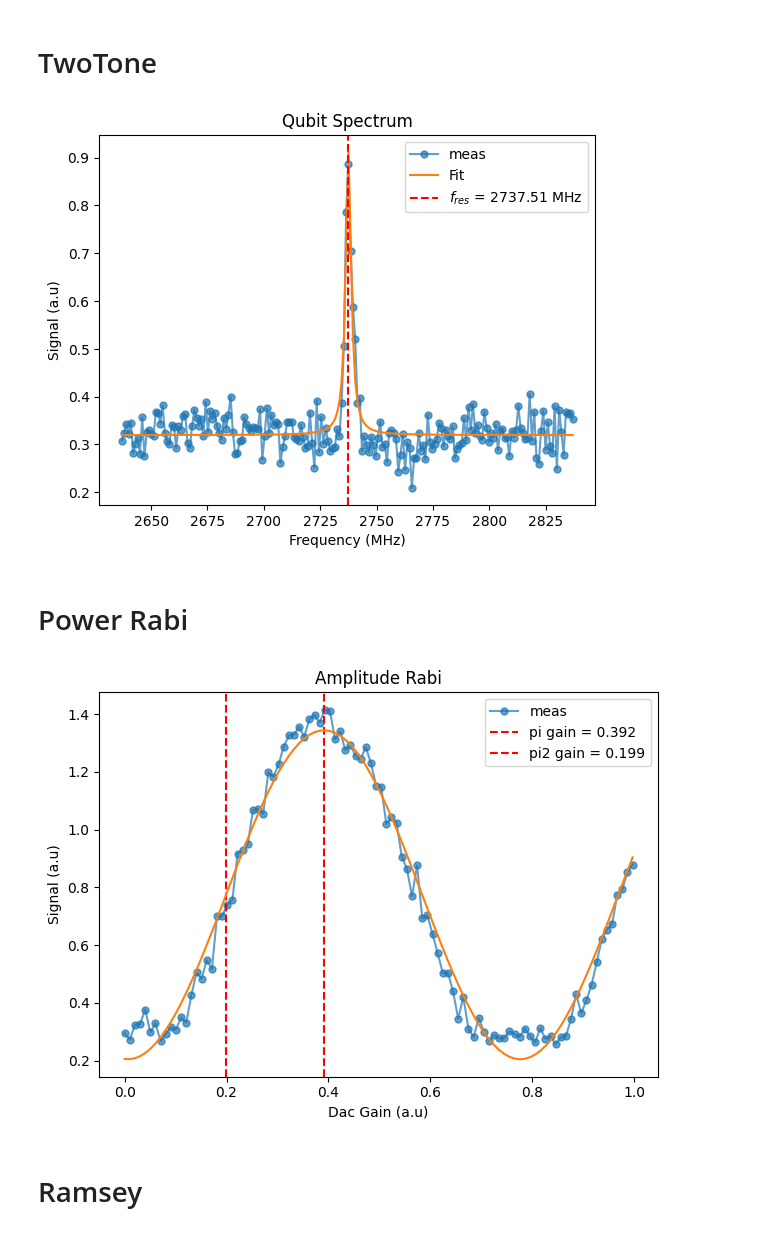
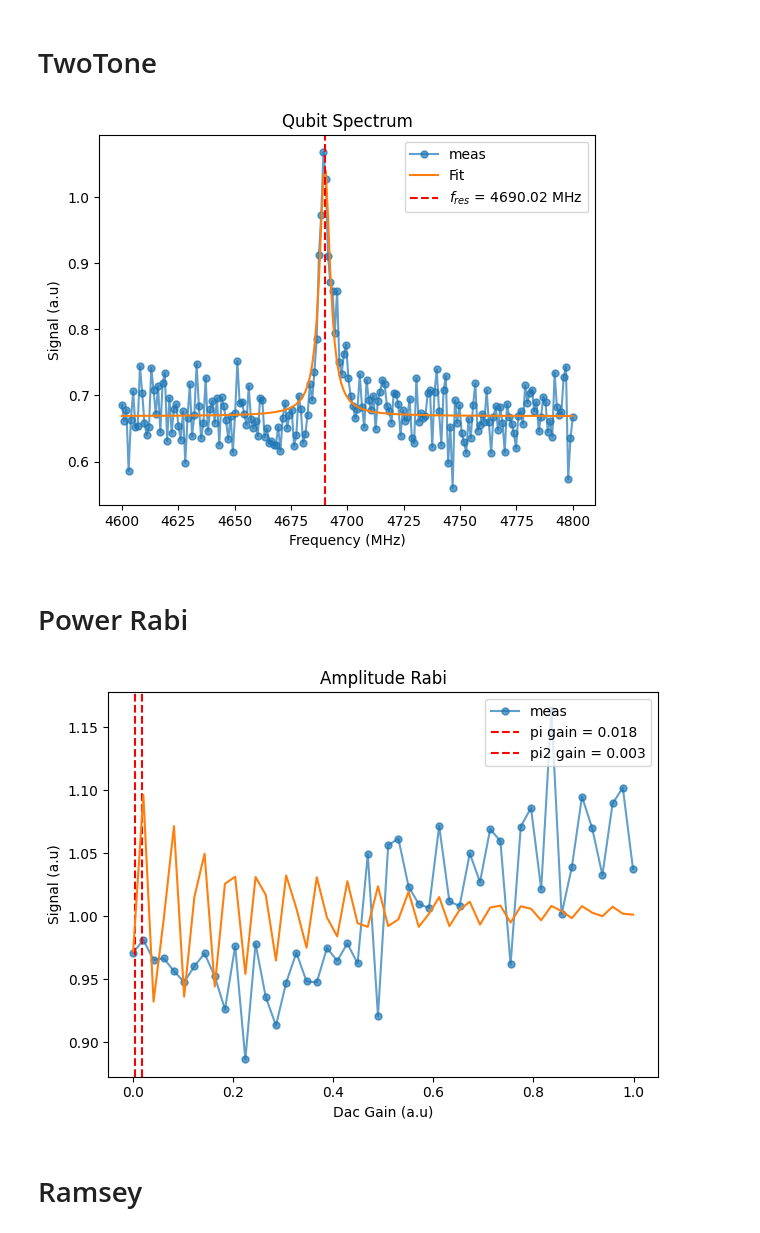
Before and after one commit to JayChien04717/tprocv2_guidemo, a Jupyter notebook: Desktop/tprocv2_guidemo-main/csutscrip/mux_single.ipynb, the cells around one changed output. Cells and saved outputs as stored; diff of their text form; code cells hidden in the pictures.

```diff
--- a/Desktop/tprocv2_guidemo-main/csutscrip/mux_single.ipynb
+++ b/Desktop/tprocv2_guidemo-main/csutscrip/mux_single.ipynb
@@ -18,7 +18,7 @@ from qick import QickConfig
 Pyro4.config.SERIALIZER = "pickle"
 Pyro4.config.PICKLE_PROTOCOL_VERSION=4
 
-ns_host = "192.168.10.254"
+ns_host = "192.168.10.212"
 ns_port = 8888
 proxy_name = "myqick"
 
@@ -114,7 +114,7 @@ True
 # %% [markdown]
 # System config
 # %%
-idx=0
+idx=1
 r=[5352.79, 5796.46]
 q_ch=[2, 7]
 config = {'res_ch': 12,
@@ -229,7 +229,7 @@ F_Steps = 81
 
 sweep = np.linspace(-F_Span, F_Span, F_Steps)
 onetone = []
-config['res_gains'] = [0.05]
+config['res_gains'] = [0.5]
 run_cfg={**config}
 
 py_avg = 10
@@ -295,12 +295,13 @@ class MuxTwoTone(AveragerProgramV2):
 
 span = 100
 step = 200
-config['res_gains'] = [0.07]
+config['res_gains'] = [0.3]
+x = 4700
 config.update({
     'steps': step,
-    'f_ge': 2737 + QickSweep1D("freqloop", -span, span),
-    'qmixer_freq': 2800,
-    'qb_nqz':1,
+    'f_ge': x + QickSweep1D("freqloop", -span, span),
+    'qmixer_freq': x,
+    'qb_nqz':2,
     'qb_len':5,
     'qb_gain': 0.2,
     'sigma':0.05
@@ -317,7 +318,7 @@ f_q = spectrum_analyze(freqs, (iq_list[0][0].dot([1,1j])))
 config['f_ge'] = f_q
 config['qmixer_freq']=f_q
 # %% [output]
-[figure, old version]
+[figure, new version]
 # %% [markdown]
 # Power Rabi
 # %%
@@ -367,25 +368,25 @@ class MuxRabi(AveragerProgramV2):
 # %%
 py_avg = 50
 
-STEP = 100
+STEP = 50
 config.update({
     'steps': STEP,
     'qb_gain':QickSweep1D("gainloop", 0, 1),
-    'sigma':0.15,
-    'qb_len':0.2,
-    'relax_delay':200,
-    'qb_nqz':1
+    'sigma':0.1,
+    # 'qb_len':0.2,
+    'relax_delay':50,
+    'qb_nqz':2
 })
 
 run_cfg = {**config}
 
 prog = MuxRabi(soccfg, reps=run_cfg['reps'], final_delay=run_cfg['relax_delay'], cfg=run_cfg)
 iq_list = prog.acquire(soc, soft_avgs=py_avg)
 gains = prog.get_pulse_param('qb_pulse', 'gain', as_array=True)
 
 config['pi_gain'], config['pi2_gain'] = amprabi_analyze(gains, np.abs(iq_list[0][0].dot([1,1j])), protocal=None)
 # %% [output]
-[figure, old version]
+[figure, new version]
 # %% [markdown]
 # Ramsey
 # %%
```
Also changed, not shown: parts of 4 cells of this notebook, 7 other files.
